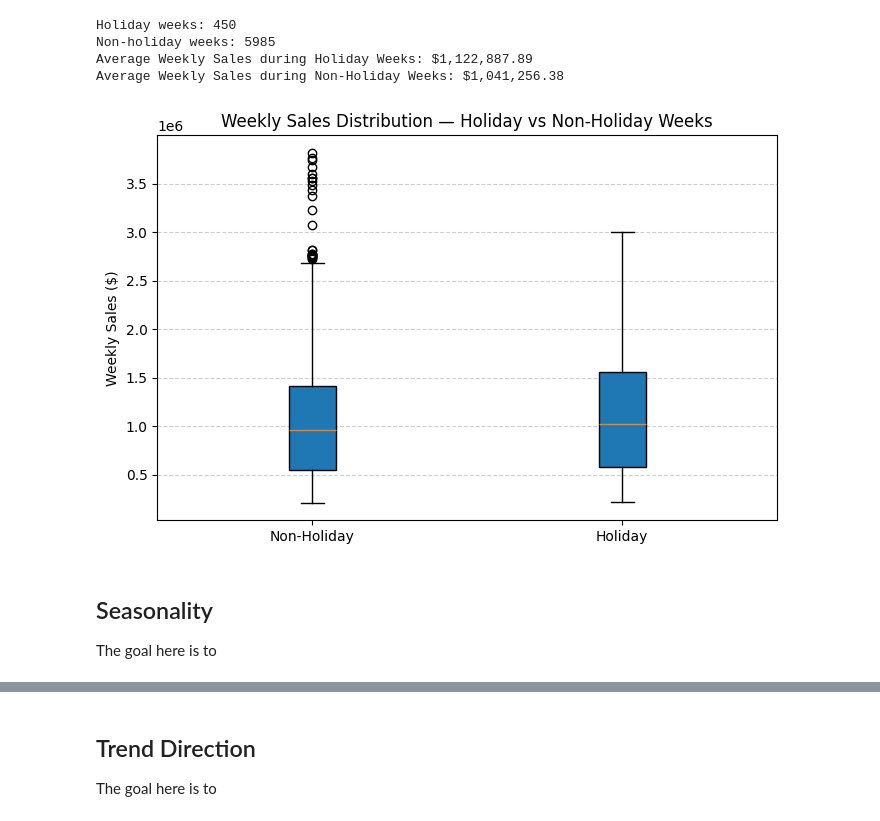
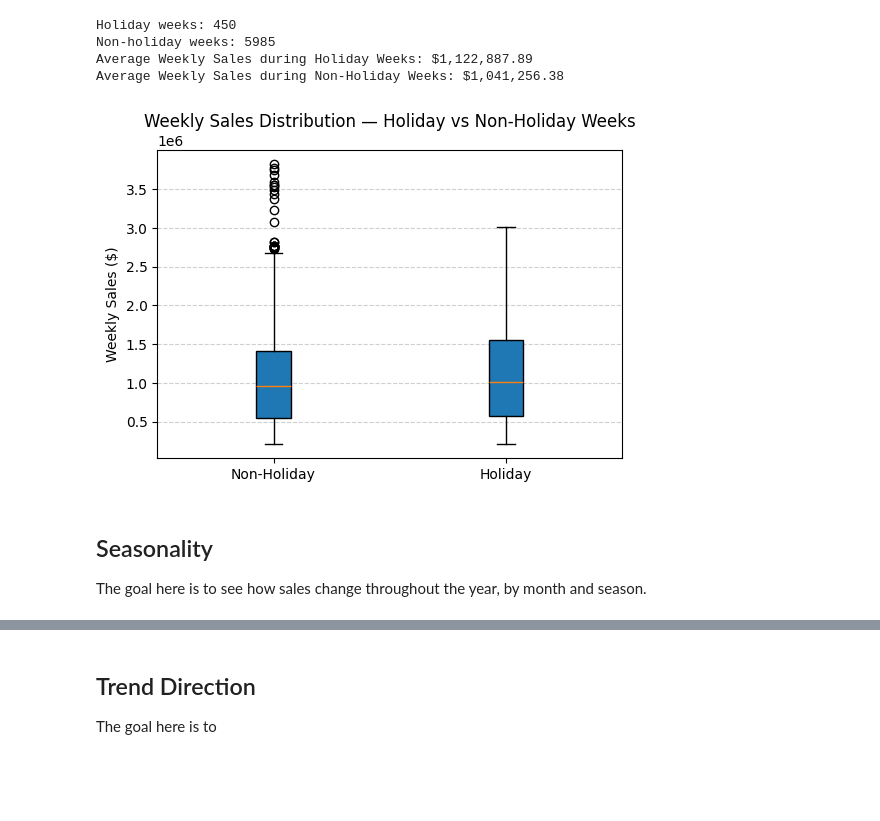
Before and after one commit to freddieguo/guofreddie, a Jupyter notebook: walmart_project/notebook/walmart_analysis.ipynb, the cells around one changed output, grey strips where cells are left out. Saved outputs shown, nothing was run; the diff lists cells and outputs as text; code cells hidden in the pictures; blank space fills up the shorter version.

Commit message:
Finished seasonality analysis

```diff
--- a/walmart_project/notebook/walmart_analysis.ipynb
+++ b/walmart_project/notebook/walmart_analysis.ipynb
@@ -220,20 +220,20 @@ Average Weekly Sales during Non-Holiday Weeks: $1,041,256.38
 # %%
 import matplotlib.pyplot as plt
 
 # Box plot
-plt.figure(figsize=(8,5))
+plt.figure(figsize=(6,4))
 plt.boxplot(
     [non_holiday_sales["Weekly_Sales"], holiday_sales["Weekly_Sales"]],
     labels=["Non-Holiday", "Holiday"],
     patch_artist=True
 )
 plt.title("Weekly Sales Distribution — Holiday vs Non-Holiday Weeks")
 plt.ylabel("Weekly Sales ($)")
 plt.grid(axis="y", linestyle="--", alpha=0.6)
 plt.show()
 # %% [output]
-[figure, old version]
+[figure, new version]
 # %% [markdown]
 ## Seasonality
 
-The goal here is to
+The goal here is to see how sales change throughout the year, by month and season.
```
Also changed, not shown: parts of 5 cells of this notebook.
